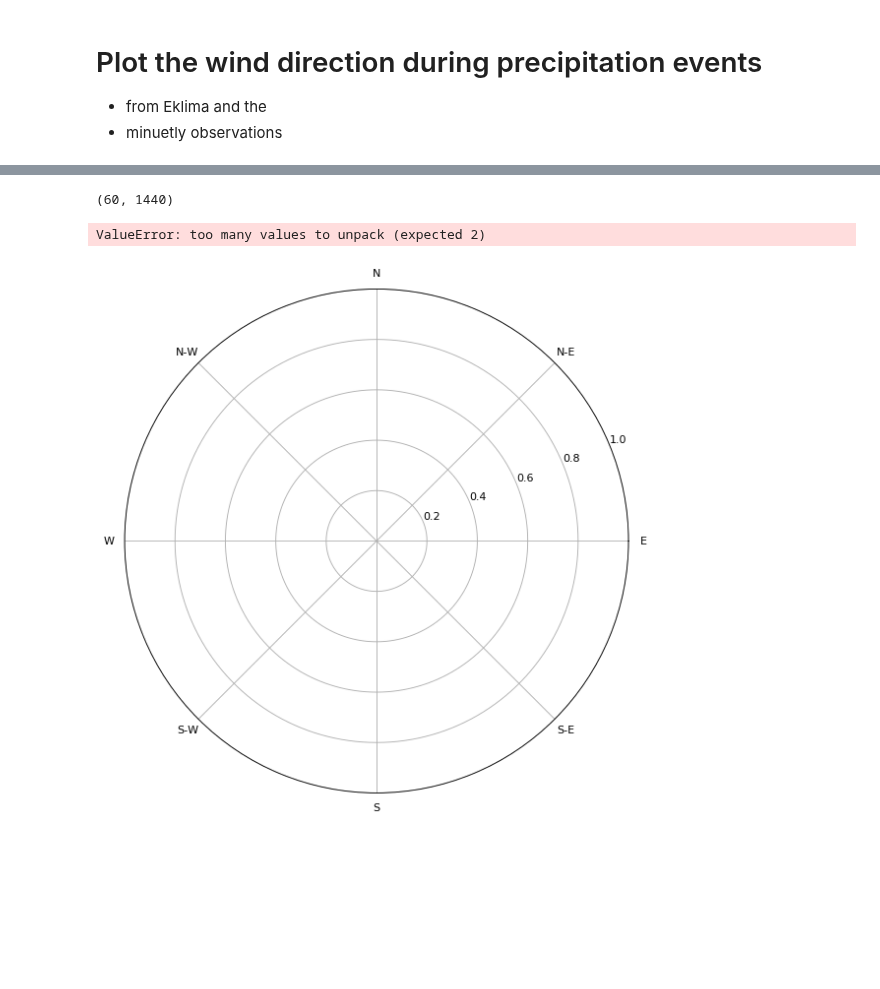
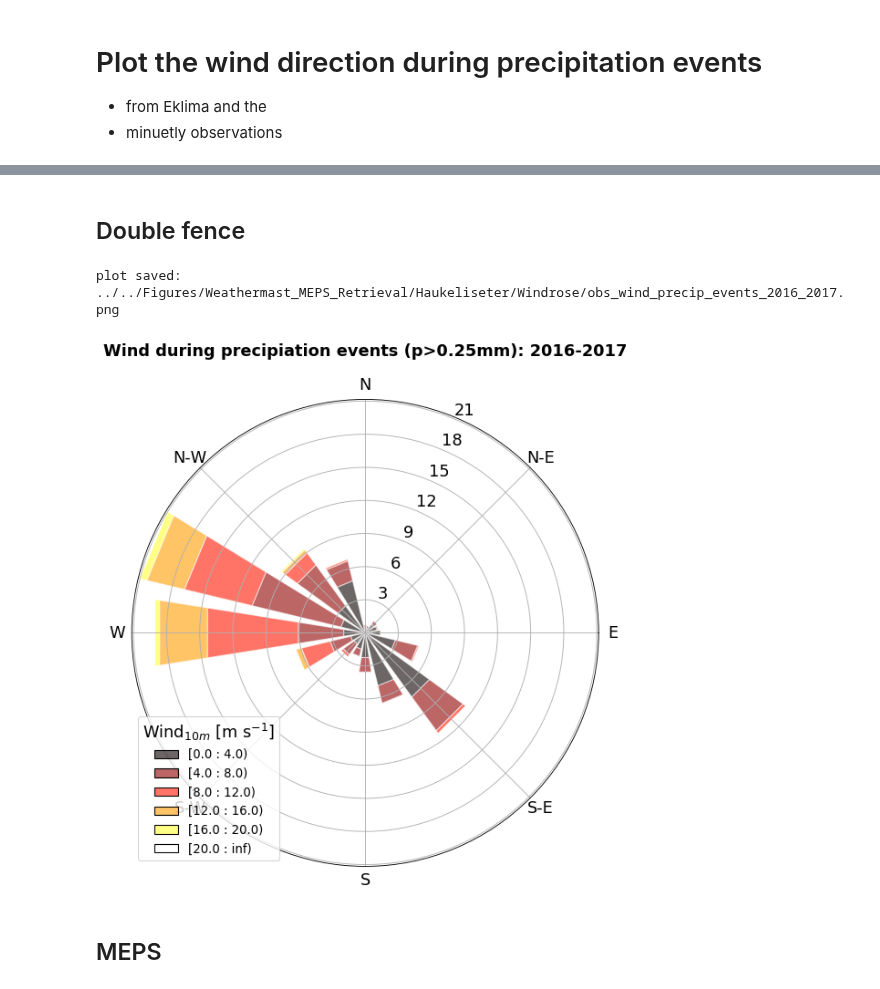
Before and after one commit to franzihe/research_Haukeli, a Jupyter notebook: Weathermast/plt_windrose_precip_events.ipynb, the cells around one changed output, grey strips where cells are left out. Saved outputs shown, nothing was run; the diff lists cells and outputs as text; code cells hidden in the pictures; blank space fills up the shorter version.

```diff
--- a/Weathermast/plt_windrose_precip_events.ipynb
+++ b/Weathermast/plt_windrose_precip_events.ipynb
@@ -79,29 +87,44 @@ vals_wd = (list(obs_wind_dir.values()))
 # %%
-WD = np.empty(shape=(np.array(vals_wd).shape[0],np.array(vals_wd[0]).shape[0]))
-WD[:] =  np.nan
+obs_WD = np.empty(shape=(np.array(obs_wd).shape[0],np.array(obs_wd[0]).shape[0]))
+obs_WD[:] =  np.nan
 
-WS = np.empty(shape=(np.array(vals_wd).shape[0],np.array(vals_wd[0]).shape[0]))
-WS[:] =  np.nan
-for i in range(np.array(vals_wd).shape[0]):
- #   print(np.array(vals_wd[i]).shape)
-    if np.array(vals_wd[i]).shape[0] == 24:
-    #    print(np.array(vals_wd[i]).shape, i)
-        for k in range(np.array(vals_wd[i]).shape[0]):
-            WD[i,k*60] = vals_wd[i][k]
-            WS[i,k*60] = vals_ws[i][k]
+obs_WS = np.empty(shape=(np.array(obs_wd).shape[0],np.array(obs_wd[0]).shape[0]))
+obs_WS[:] =  np.nan
+for i in range(np.array(obs_wd).shape[0]):
+ #   print(np.array(obs_wd[i]).shape)
+    if np.array(obs_wd[i]).shape[0] == 24:
+    #    print(np.array(obs_wd[i]).shape, i)
+        for k in range(np.array(obs_wd[i]).shape[0]):
+            obs_WD[i,k*60] = obs_wd[i][k]
+            obs_WS[i,k*60] = obs_ws[i][k]
     else:
-        WD[i,:] = vals_wd[i][:]
-        WS[i,:] = vals_ws[i][:]
+        obs_WD[i,:] = obs_wd[i][:]
+        obs_WS[i,:] = obs_ws[i][:]
-# %%
-WD.shape
-# %% [output]
-(60, 1440)
+# %% [markdown]
+## Double fence
 # %%
 ax0 = WindroseAxes.from_ax()
-ax0.bar(  WD, WS,
+ax0.bar(  obs_WD[~np.isnan(obs_WD[:,:])], obs_WS[~np.isnan(obs_WD[:,:])],
       # normed=True, opening=0.8, edgecolor ='white',cmap=cmap, bins = np.arange(0,24,4),alpha=0.5)
         normed=True, opening=0.8, edgecolor ='white',cmap=plt.get_cmap('hot'), bins = np.arange(0,24,4),alpha=0.6)
+
+
+ax0._info['bins']
+ax0.set_legend()
+ax0.legend(title = 'Wind$_{10m}$ [m s$^{-1}$]', fontsize = 12)
+ax0.get_legend().get_title().set_fontsize(16)
+ax0.tick_params(labelsize = 16)
+ax0.set_yticks(np.arange(3, 24, step=3))
+ax0.set_yticklabels(np.arange(3, 24, step=3))
+ax0.set_title('Wind during precipiation events (p>0.25mm): 2016-2017', fontsize = 16, y=1.08,fontweight='bold')
+if savefig == 1:
+    fig_name = 'obs_wind_precip_events_2016_2017.%s' %form
+    cF.createFolder('%s/' %(figdir))
+    plt.savefig('%s/%s' % (figdir, fig_name), format = form, bbox_inches='tight', transparent=True)
+    print('plot saved: %s/%s' %(figdir,fig_name))
 # %% [output]
-ValueError: too many values to unpack (expected 2)
+plot saved: ../../Figures/Weathermast_MEPS_Retrieval/Haukeliseter/Windrose/obs_wind_precip_events_2016_2017.png
-[figure, old version]
+[figure, new version]
+# %% [markdown]
+## MEPS
 # %%
```
Also changed, not shown: parts of 16 cells of this notebook.
